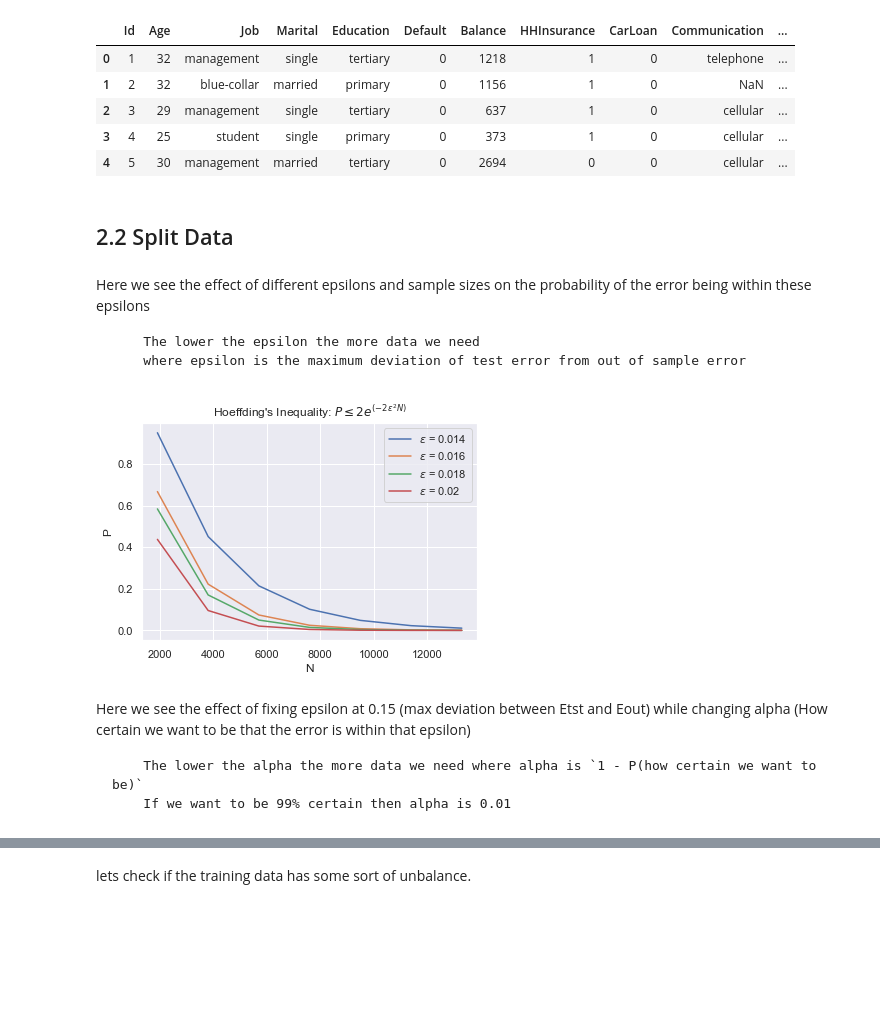
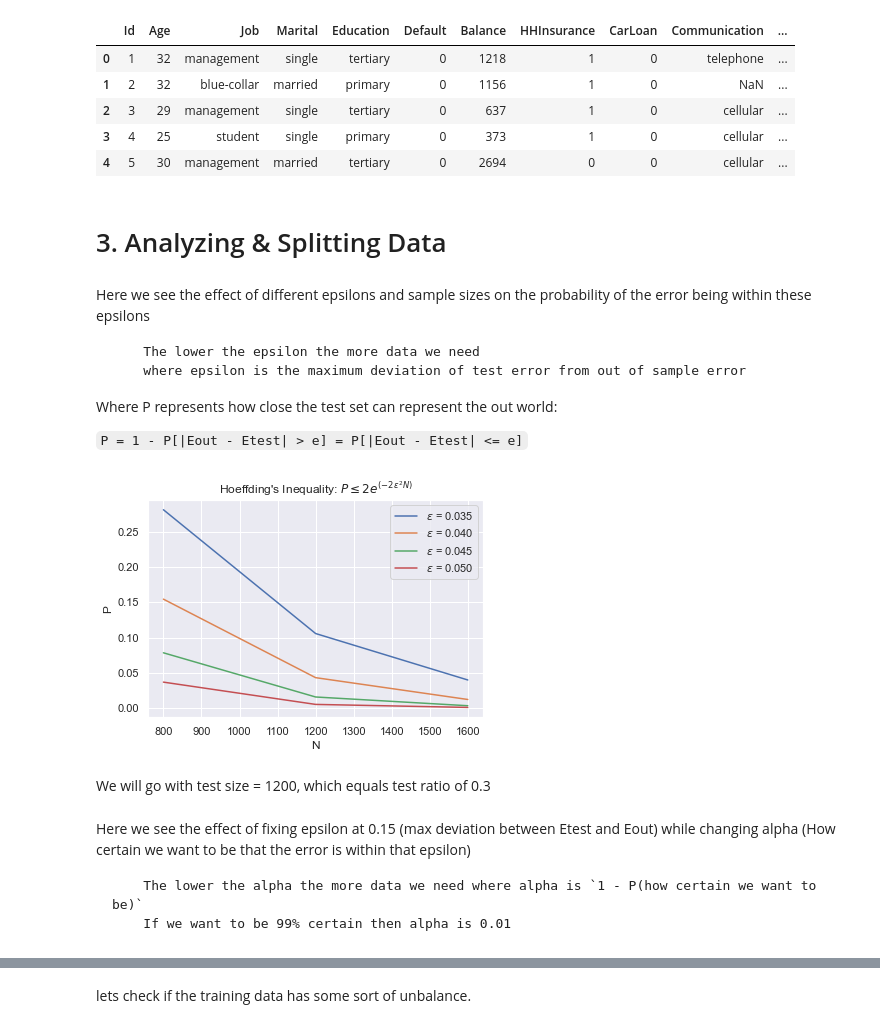
Before and after one commit to SaadBadr/car-insurance-cold-calls, a Jupyter notebook: car-insurance.ipynb, the cells around one changed output, grey strips where cells are left out. Drawn from its saved outputs; the diff is of its cells as text; code cells hidden in the pictures; blank space fills up the shorter version.

```diff
--- a/car-insurance.ipynb
+++ b/car-insurance.ipynb
@@ -46,48 +44,54 @@ df.head()
 | 2 | 3 | 29 | management | single | tertiary | 0 | 637 | 1 | 0 | cellular | ... |
 | 3 | 4 | 25 | student | single | primary | 0 | 373 | 1 | 0 | cellular | ... |
 | 4 | 5 | 30 | management | married | tertiary | 0 | 2694 | 0 | 0 | cellular | ... |
-# %% [markdown]
-## 2.2 Split Data
+# %% [markdown]
+# 3. Analyzing & Splitting Data
 # %% [markdown]
 Here we see the effect of different epsilons and sample sizes on the probability of the error being within these epsilons
 
         The lower the epsilon the more data we need
         where epsilon is the maximum deviation of test error from out of sample error
+
+Where P represents how close the test set can represent the out world:
+
+`P = 1 - P[|Eout - Etest| > e] = P[|Eout - Etest| <= e]`
 # %%
 import numpy as np
 import math
 
 def hoeffding (x, epsilon):
 	y = 2.0 * math.exp (-2*epsilon*epsilon*x)
 	return y
 
 # Here we try sample sizes ranging from 2.5% to 17.5%
-x = [df.size * i/40 for i in range(1, 8)]
+x = [len(df) * i/100 for i in range(20, 50, 10)]
 
-y1 = [hoeffding (x, 0.014) for x in x]
-y2 = [hoeffding (x, 0.017) for x in x]
-y3 = [hoeffding (x, 0.018) for x in x]
-y4 = [hoeffding (x, 0.02) for x in x]
+y1 = [hoeffding (x, 0.035) for x in x]
+y2 = [hoeffding (x, 0.040) for x in x]
+y3 = [hoeffding (x, 0.045) for x in x]
+y4 = [hoeffding (x, 0.050) for x in x]
 
 import matplotlib.pyplot as plt
 
 plt.xlabel ('N')
 plt.ylabel ('P')
 latex1 = r'P\leq2e^{\left( -2\varepsilon ^{2}N\right)}'
 plt.title (r"Hoeffding's Inequality: $ %s $" % latex1)
 
 latext2 = r'\varepsilon'
-plt.plot (x, y1, label='$%s$ = 0.014' % latext2)
-plt.plot (x, y2, label='$%s$ = 0.016' % latext2)
-plt.plot (x, y3, label='$%s$ = 0.018' % latext2)
-plt.plot (x, y4, label='$%s$ = 0.02' % latext2)
+plt.plot (x, y1, label='$%s$ = 0.035' % latext2)
+plt.plot (x, y2, label='$%s$ = 0.040' % latext2)
+plt.plot (x, y3, label='$%s$ = 0.045' % latext2)
+plt.plot (x, y4, label='$%s$ = 0.050' % latext2)
 
 plt.legend ()
 plt.show ()
 # %% [output]
-[figure, old version]
+[figure, new version]
+# %% [markdown]
+We will go with test size = 1200, which equals test ratio of 0.3
 # %% [markdown]
-Here we see the effect of fixing epsilon at 0.15 (max deviation between Etst and Eout) while changing alpha (How certain we want to be that the error is within that epsilon)
+Here we see the effect of fixing epsilon at 0.15 (max deviation between Etest and Eout) while changing alpha (How certain we want to be that the error is within that epsilon)
 
         The lower the alpha the more data we need where alpha is `1 - P(how certain we want to be)`
         If we want to be 99% certain then alpha is 0.01
```
Also changed, not shown: parts of 49 cells of this notebook, 1 other file.
